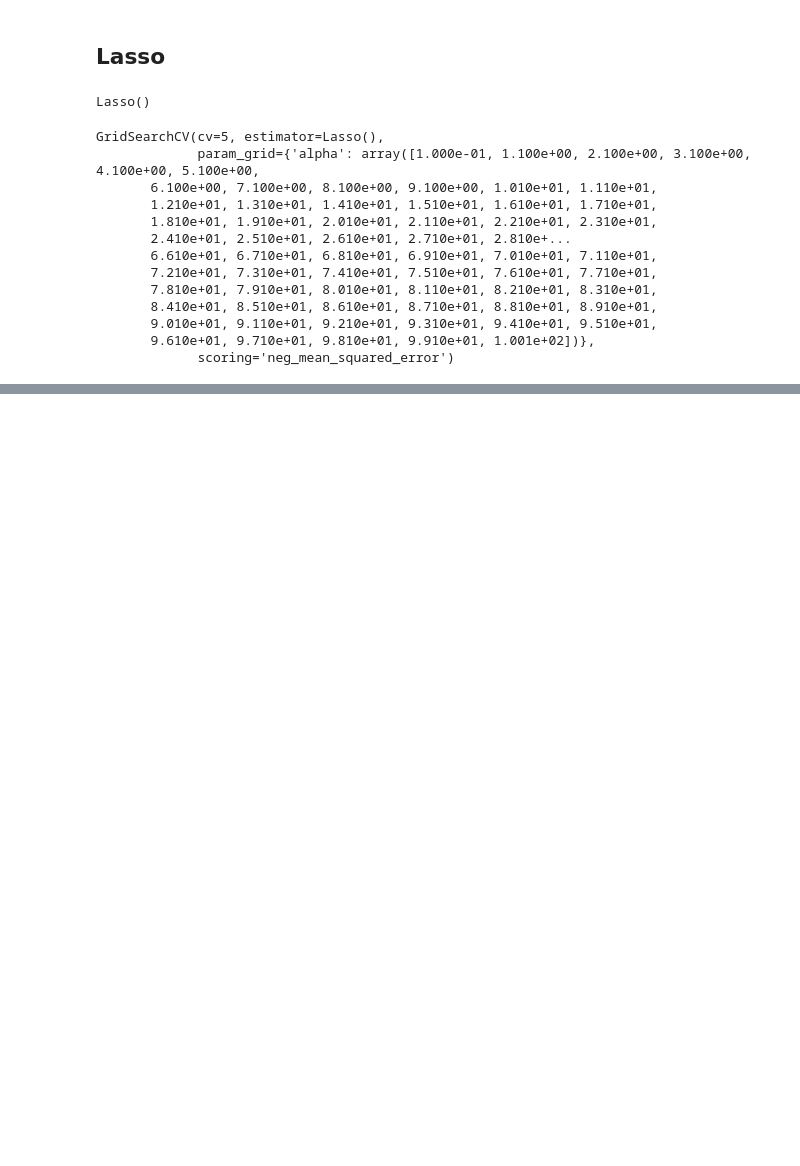
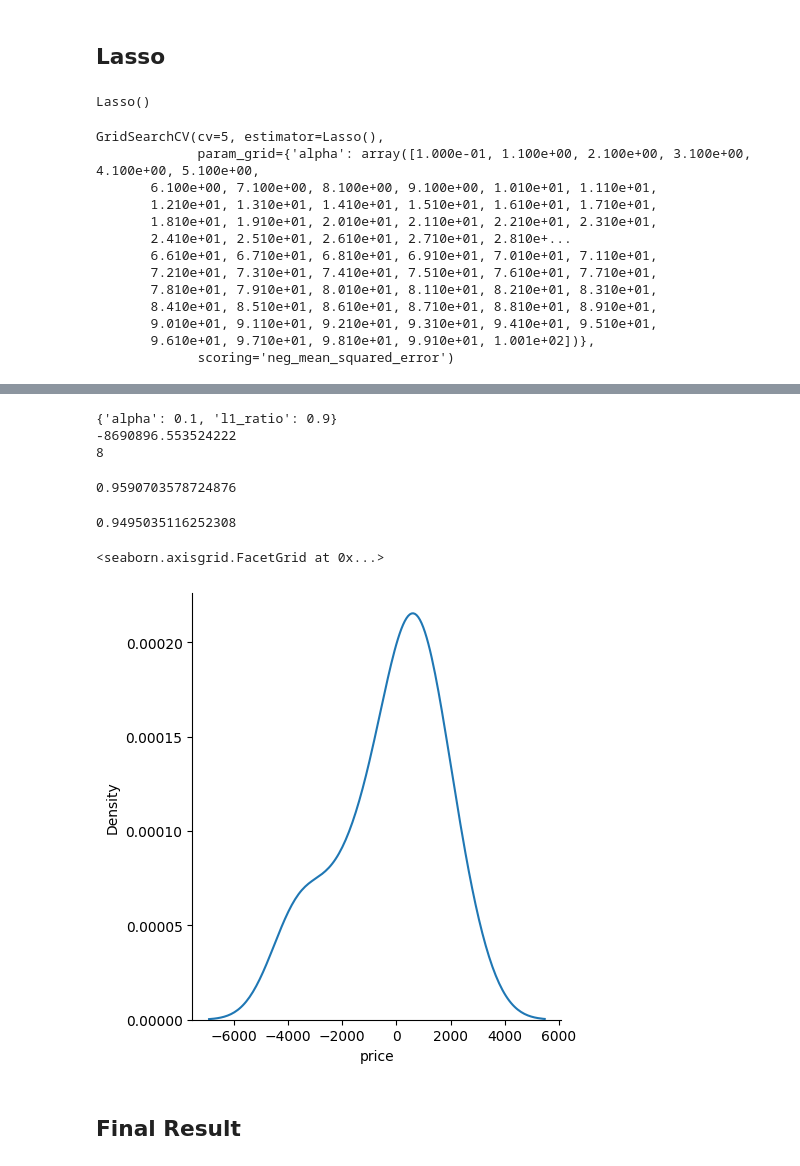
Before and after one commit to M-Usamah/Car-Prediction, a Jupyter notebook: BSDS-S20-002.ipynb, the cells around one changed output, grey strips where cells are left out. Drawn from its saved outputs; the diff is of its cells as text; code cells hidden in the pictures; blank space fills up the shorter version.

```diff
--- a/BSDS-S20-002.ipynb
+++ b/BSDS-S20-002.ipynb
@@ -497,0 +506,3 @@ lasco1Graph
+# %%
+elasticCv = GridSearchCV(estimator=elasticNet,param_grid=parameters,scoring='neg_mean_squared_error',cv=5)
+elasticCv.fit(X_train,Y_train)
@@ -498,3 +524,34 @@ lasco1Graph
+# %%
+print(elasticCv.best_params_)
+print(elasticCv.best_score_)
+print(elasticCv.best_index_)
+# %% [output]
+{'alpha': 0.1, 'l1_ratio': 0.9}
+-8690896.553524222
+8
+# %%
+elastic = ElasticNet(alpha=elasticCv.best_params_['alpha'],l1_ratio=elasticCv.best_params_['l1_ratio'])
+# %%
+elastic.fit(X_train,Y_train)
+elasticTrainScore = elastic.score(X_train,Y_train)
+elasticTrainScore
+# %% [output]
+0.9590703578724876
+# %%
+elasticPred = elastic.predict(X_test)
+# %%
+elasticTestnScore = r2_score(elasticPred,Y_test)
+elasticTestnScore
+# %% [output]
+0.9495035116252308
+# %%
+elasticGraph = sns.displot(elasticPred-Y_test,kind='kde')
+elasticGraph
+# %% [output]
+<seaborn.axisgrid.FacetGrid at 0x...>
+[figure, added]
+# %% [markdown]
+## Final Result
 # %%
 print(f"\t   The Liner Regression Score\n     Train                               Test\n{normalTrainScore}                {normalScore}")
 print(f"\t   The Rigde Regression Score\n     Train                               Test\n{ridgeTrainScore}                {ridgeTestScore}")
```
Also changed, not shown: parts of 27 cells of this notebook.
